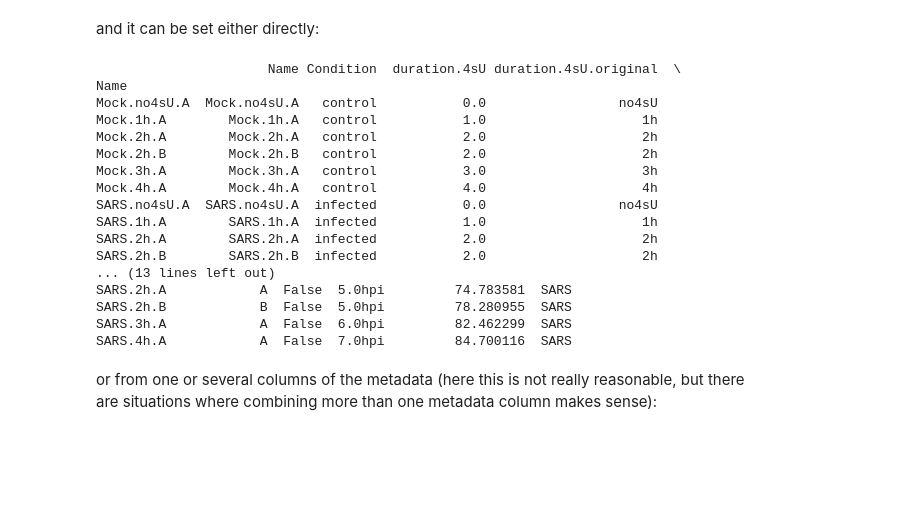
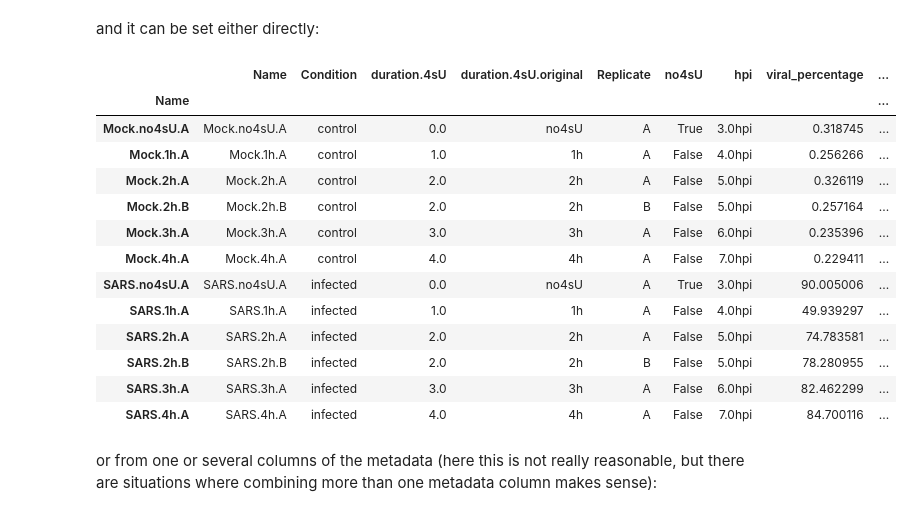
Before and after one commit to maus2310/GrandPy, a Jupyter notebook: Py/vignettes/vignette_03_loading_data_and_working_with_grandPy_objects.ipynb, the cells around one changed output. Drawn from its saved outputs; the diff is of its cells as text; code cells hidden in the pictures; blank space fills up the shorter version.

```diff
--- a/Py/vignettes/vignette_03_loading_data_and_working_with_grandPy_objects.ipynb
+++ b/Py/vignettes/vignette_03_loading_data_and_working_with_grandPy_objects.ipynb
@@ -446,26 +438,23 @@ and it can be set either directly:
 # %%
 sars = sars.with_coldata("saved", sars.condition)
 new_conditions = ["control"] * 6 + ["infected"] * 6
 sars = sars.with_condition(new_conditions)
-print(sars.coldata)
+sars.coldata
 # %% [output]
-                      Name Condition  duration.4sU duration.4sU.original  \
-Name
-Mock.no4sU.A  Mock.no4sU.A   control           0.0                 no4sU
-Mock.1h.A        Mock.1h.A   control           1.0                    1h
-Mock.2h.A        Mock.2h.A   control           2.0                    2h
-Mock.2h.B        Mock.2h.B   control           2.0                    2h
-Mock.3h.A        Mock.3h.A   control           3.0                    3h
-Mock.4h.A        Mock.4h.A   control           4.0                    4h
-SARS.no4sU.A  SARS.no4sU.A  infected           0.0                 no4sU
-SARS.1h.A        SARS.1h.A  infected           1.0                    1h
-SARS.2h.A        SARS.2h.A  infected           2.0                    2h
-SARS.2h.B        SARS.2h.B  infected           2.0                    2h
-... (13 lines left out)
-SARS.2h.A            A  False  5.0hpi         74.783581  SARS
-SARS.2h.B            B  False  5.0hpi         78.280955  SARS
-SARS.3h.A            A  False  6.0hpi         82.462299  SARS
-SARS.4h.A            A  False  7.0hpi         84.700116  SARS
+|  | Name | Condition | duration.4sU | duration.4sU.original | Replicate | no4sU | hpi | viral_percentage | ... |
+| Name |  |  |  |  |  |  |  |  | ... |
+| Mock.no4sU.A | Mock.no4sU.A | control | 0.0 | no4sU | A | True | 3.0hpi | 0.318745 | ... |
+| Mock.1h.A | Mock.1h.A | control | 1.0 | 1h | A | False | 4.0hpi | 0.256266 | ... |
+| Mock.2h.A | Mock.2h.A | control | 2.0 | 2h | A | False | 5.0hpi | 0.326119 | ... |
+| Mock.2h.B | Mock.2h.B | control | 2.0 | 2h | B | False | 5.0hpi | 0.257164 | ... |
+| Mock.3h.A | Mock.3h.A | control | 3.0 | 3h | A | False | 6.0hpi | 0.235396 | ... |
+| Mock.4h.A | Mock.4h.A | control | 4.0 | 4h | A | False | 7.0hpi | 0.229411 | ... |
+| SARS.no4sU.A | SARS.no4sU.A | infected | 0.0 | no4sU | A | True | 3.0hpi | 90.005006 | ... |
+| SARS.1h.A | SARS.1h.A | infected | 1.0 | 1h | A | False | 4.0hpi | 49.939297 | ... |
+| SARS.2h.A | SARS.2h.A | infected | 2.0 | 2h | A | False | 5.0hpi | 74.783581 | ... |
+| SARS.2h.B | SARS.2h.B | infected | 2.0 | 2h | B | False | 5.0hpi | 78.280955 | ... |
+| SARS.3h.A | SARS.3h.A | infected | 3.0 | 3h | A | False | 6.0hpi | 82.462299 | ... |
+| SARS.4h.A | SARS.4h.A | infected | 4.0 | 4h | A | False | 7.0hpi | 84.700116 | ... |
 # %% [markdown]
 or from one or several columns of the metadata (here this is not really reasonable, but there are situations where combining more than one metadata column makes sense):
 # %%
```
Also changed, not shown: parts of 3 cells of this notebook, 1 other file.
